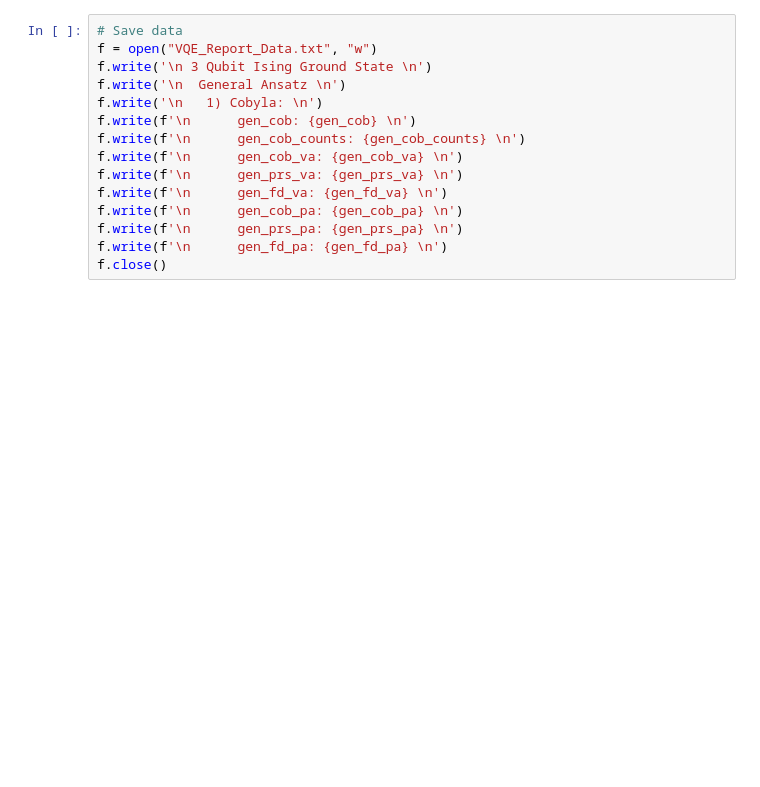
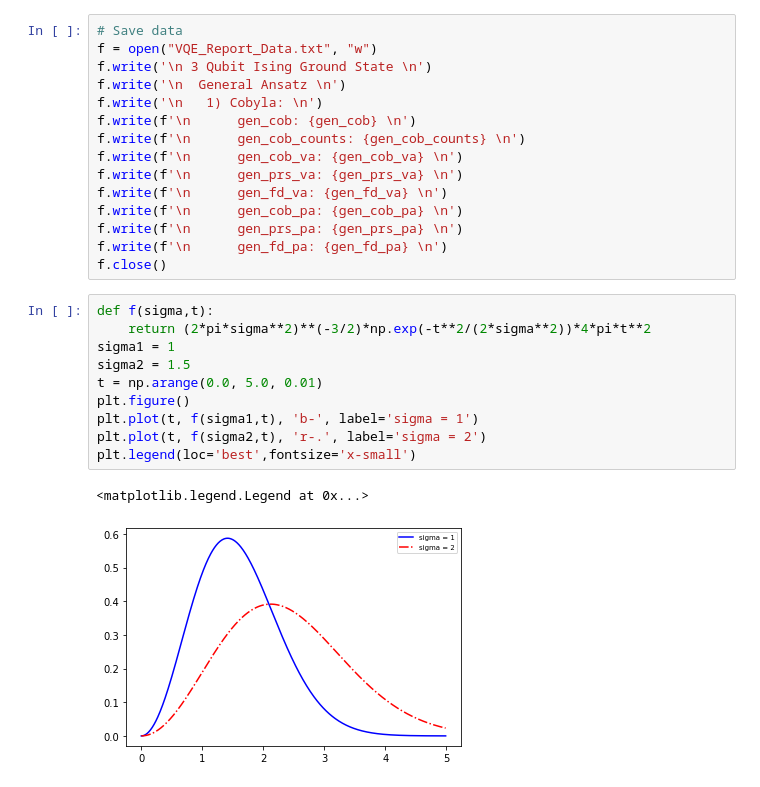
Before and after one commit to leductruyen/Quantum-Computing-Intern-Variatioal-Quantum-Algorithm-, a Jupyter notebook: VQE_Method_Accuracy_Comparison.ipynb, the cells around one changed output. Cells and saved outputs as stored; diff of their text form; blank space fills up the shorter version.

```diff
--- a/VQE_Method_Accuracy_Comparison.ipynb
+++ b/VQE_Method_Accuracy_Comparison.ipynb
@@ -1402,3 +1402,16 @@ f.write(f'\n      gen_cob_pa: {gen_cob_pa} \n')
 f.write(f'\n      gen_prs_pa: {gen_prs_pa} \n')
 f.write(f'\n      gen_fd_pa: {gen_fd_pa} \n')
 f.close()
+# %%
+def f(sigma,t):
+    return (2*pi*sigma**2)**(-3/2)*np.exp(-t**2/(2*sigma**2))*4*pi*t**2
+sigma1 = 1
+sigma2 = 1.5
+t = np.arange(0.0, 5.0, 0.01)
+plt.figure()
+plt.plot(t, f(sigma1,t), 'b-', label='sigma = 1')
+plt.plot(t, f(sigma2,t), 'r-.', label='sigma = 2')
+plt.legend(loc='best',fontsize='x-small')
+# %% [output]
+<matplotlib.legend.Legend at 0x...>
+[figure, added]
```
Also changed, not shown: 1 other file.
